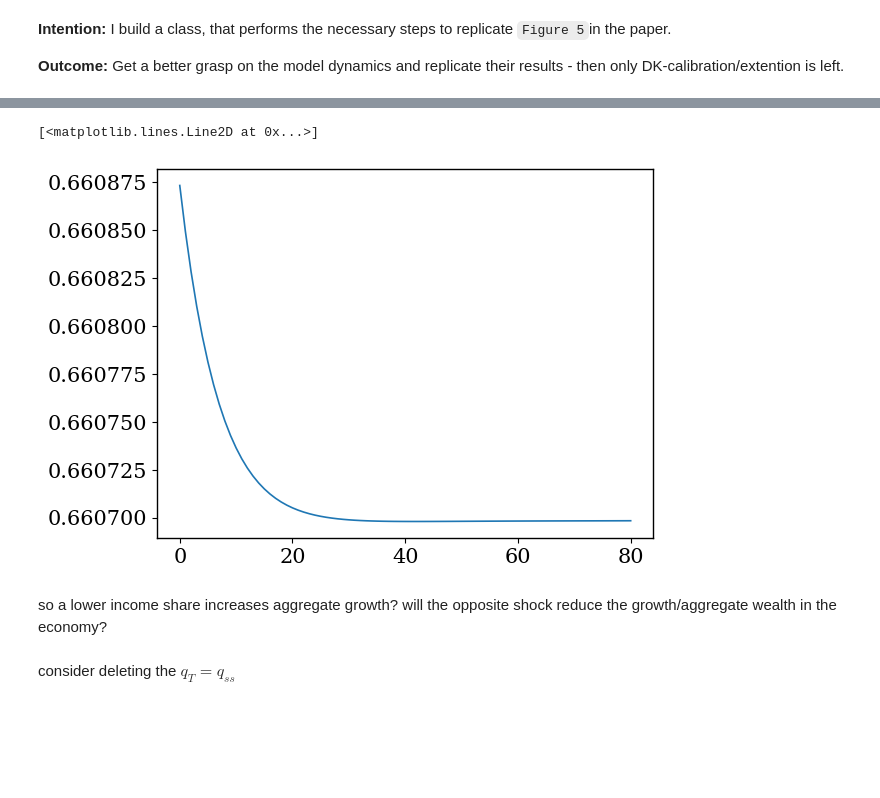
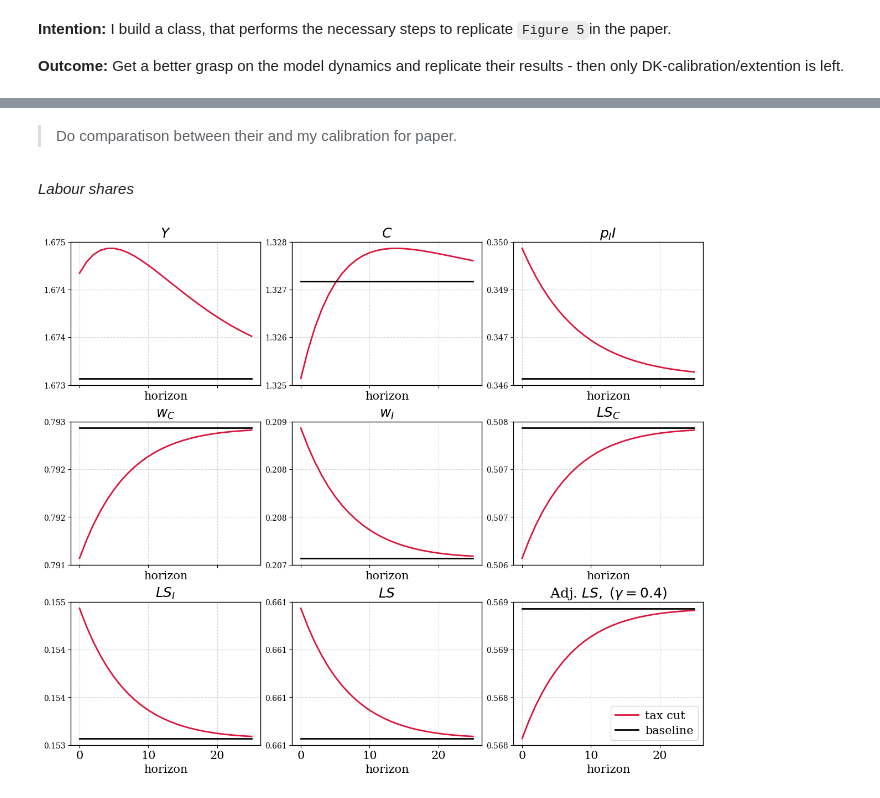
Before and after one commit to cfn368/ba_capinc, a Jupyter notebook: 2_dynamic_model.ipynb, the cells around one changed output, grey strips where cells are left out. Drawn from its saved outputs; the diff is of its cells as text; code cells hidden in the pictures; blank space fills up the shorter version.

```diff
--- a/2_dynamic_model.ipynb
+++ b/2_dynamic_model.ipynb
@@ -99,35 +33,41 @@ plt.show()
-# %%
-def compute_labor_share_from_sim(m, sim):
-    # 1) value added in consumption units
-    C  = np.asarray(sim["C"], float)
-    I  = np.asarray(sim["I"], float)
-    pI = np.asarray(sim["pI"], float)
-    Y  = C + pI * I
-
-    # 2) value weights of sectors
-    wI = (pI * I) / Y
-    wC = C / Y
-
-    # 3) aggregate labor share (competitive Cobb–Douglas within each sector)
-    LS = (1 - m.alphaK) * wC + (1 - m.betaK) * wI
-    return {"Y": Y, "wC": wC, "wI": wI, "LS": LS}
-
-# --- run a tax shock and compute LS ---
-m = CapIncModel()
-ss = m.solve_steady_state()
-
-T, size, decay = 80, 0.01, 0.1  # horizon, dlog(1-τ) size, decay
-net_t, tau_t, dlog_net = m.net_tax_path(T=T, tau_ss=0.0, size=size, decay=decay)
-
-sim = m.solve_transition(tau_path=tau_t)
-
-ls = compute_labor_share_from_sim(m, sim)
-
-plt.plot(ls['LS'])
-# %% [output]
-[<matplotlib.lines.Line2D at 0x...>]
-[figure, removed]
-# %% [markdown]
-so a lower income share increases aggregate growth? will the opposite shock reduce the growth/aggregate wealth in the economy?
-# %% [markdown]
-consider deleting the $q_T=q_{ss}$
+# %% [markdown]
+> Do comparatison between their and my calibration for paper.
+# %% [markdown]
+*Labour shares*
+# %%
+gamma = 0.4
+
+m = CapIncModel()
+ss = m.solve_steady_state()
+net_t1, tau_t1, dlog_net1 = m.net_tax_path(T=25, tau_ss=0.0, size=0.01, decay=0.10)
+
+sim1 = m.solve_transition(tau_path=tau_t1)
+ls1  = simulation_fig.labour_share(m, sim, gamma=gamma)
+
+net_t2, tau_t2, dlog_net2 = m.net_tax_path(T=25, tau_ss=0.0, size=0.0, decay=0.0)
+sim2 = m.solve_transition(tau_path=tau_t2)
+ls2  = simulation_fig.labour_share(m, sim2, gamma=gamma)
+
+h = np.arange(len(ls1["LS"]))
+# %%
+fig, axes = plt.subplots(3, 3, figsize=(12, 10), sharex=True, constrained_layout=True)
+axes = axes.ravel()
+
+# plot the 7 used panels
+for i, (k, ttl) in enumerate(var_groups.panels(gamma)):
+    ax = axes[i]
+    l1, = ax.plot(h, ls1[k], lw=2, color="crimson", label="tax cut")
+    l2, = ax.plot(h, ls2[k], lw=2, color="k",       label="baseline")
+    ax.set_title(ttl)
+    ax.set_xlabel("horizon")
+    ax.grid(True, which="both", linestyle="--", alpha=0.5)
+
+    ax.yaxis.set_major_locator(mticker.LinearLocator(4))
+    ax.yaxis.set_minor_locator(mticker.NullLocator())
+    ax.yaxis.set_major_formatter(mticker.FormatStrFormatter("%.3f"))
+    ax.tick_params(axis="y", labelsize=10)
+
+plt.legend()
+plt.show()
+# %% [output]
+[figure, added]
```
Also changed, not shown: parts of 7 cells of this notebook, 6 other files.
